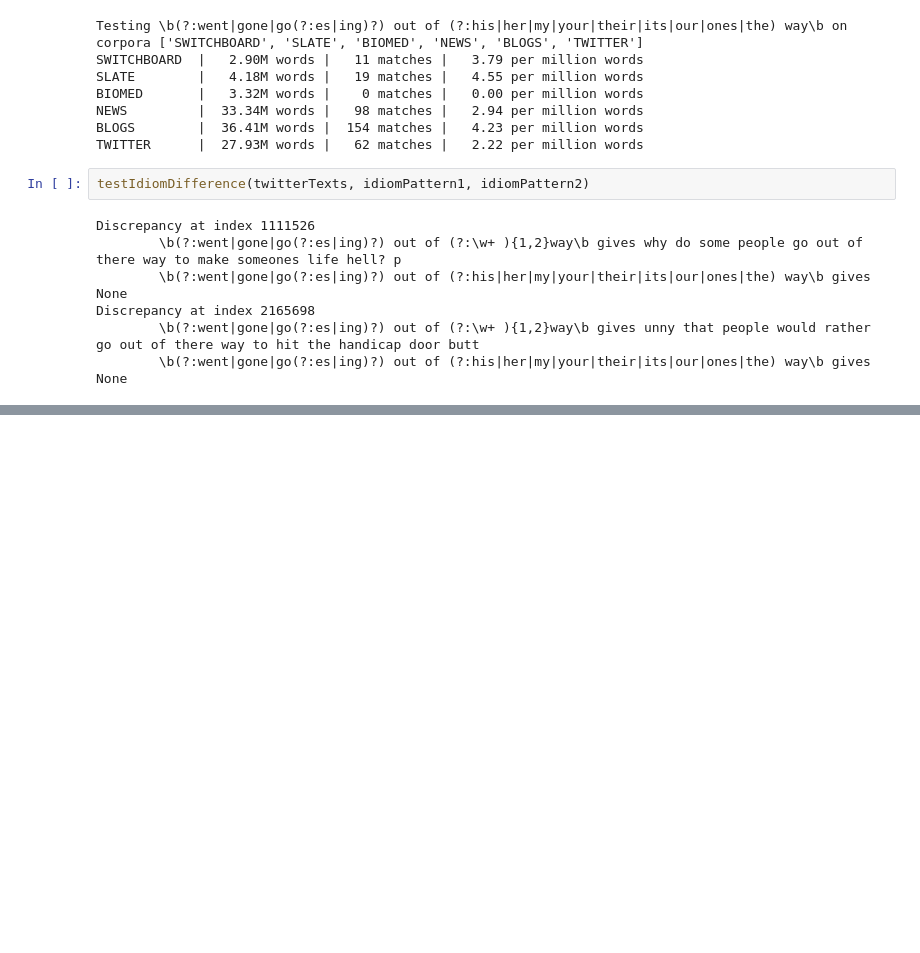
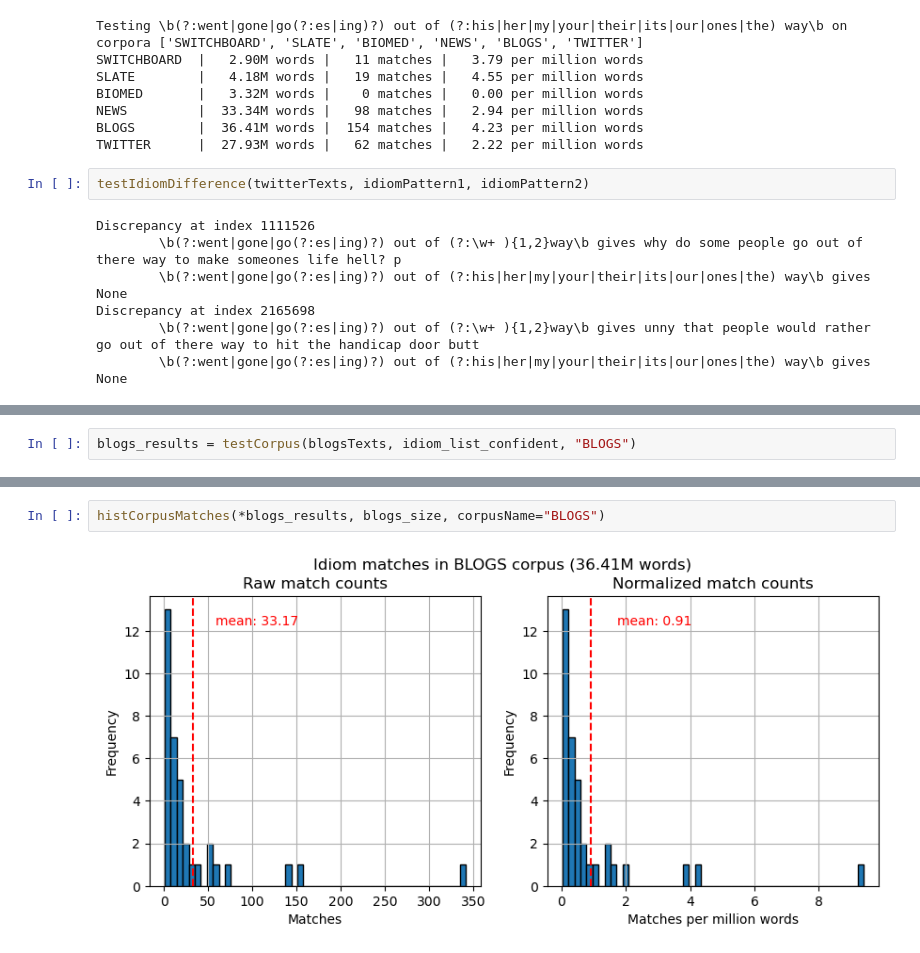
Before and after one commit to evanshaped/idiom-trends, a Jupyter notebook: idiomsExploration.ipynb, the cells around one changed output, grey strips where cells are left out. Cells and saved outputs as stored; diff of their text form; blank space fills up the shorter version.

```diff
--- a/idiomsExploration.ipynb
+++ b/idiomsExploration.ipynb
@@ -1837,0 +2038,2 @@ Discrepancy at index 2165698
+# %%
+blogs_results = testCorpus(blogsTexts, idiom_list_confident, "BLOGS")
@@ -1837,0 +2058,4 @@ Discrepancy at index 2165698
+# %%
+histCorpusMatches(*blogs_results, blogs_size, corpusName="BLOGS")
+# %% [output]
+[figure, added]
```
Also changed, not shown: parts of 22 cells of this notebook.
